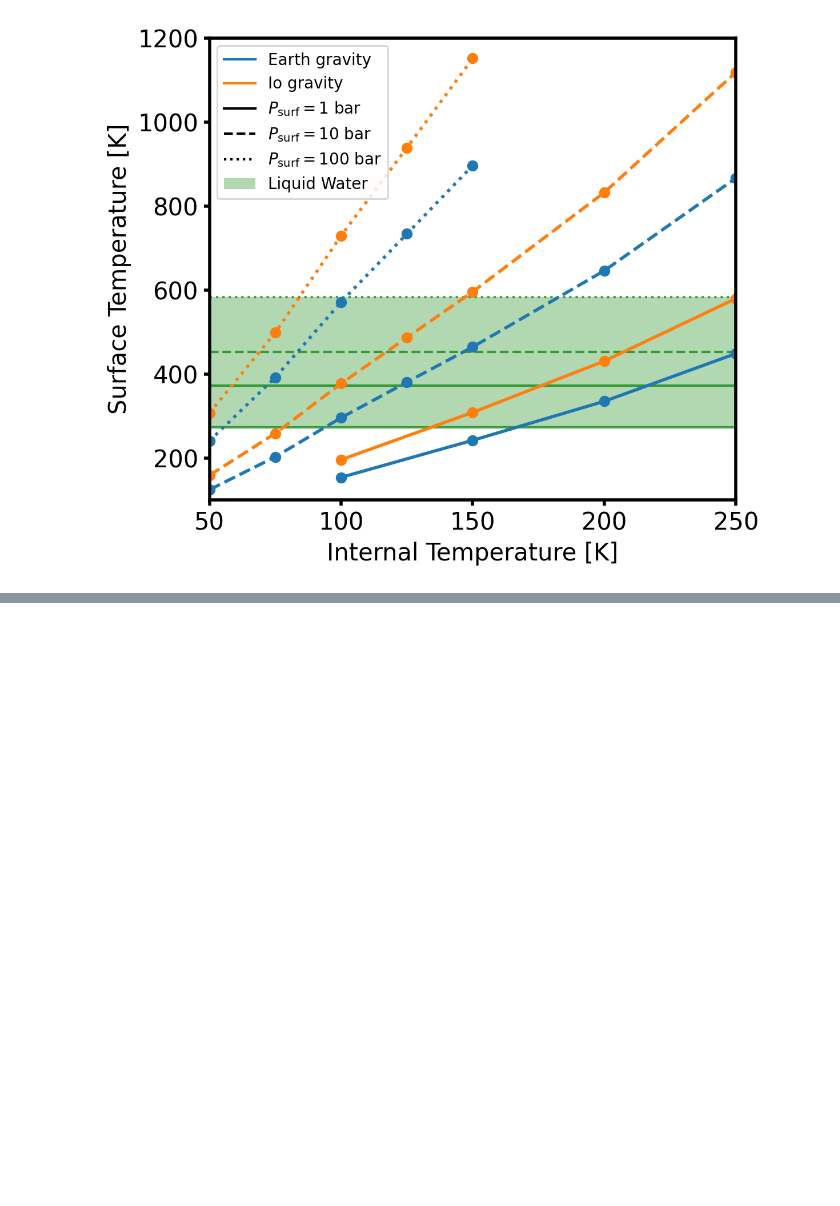
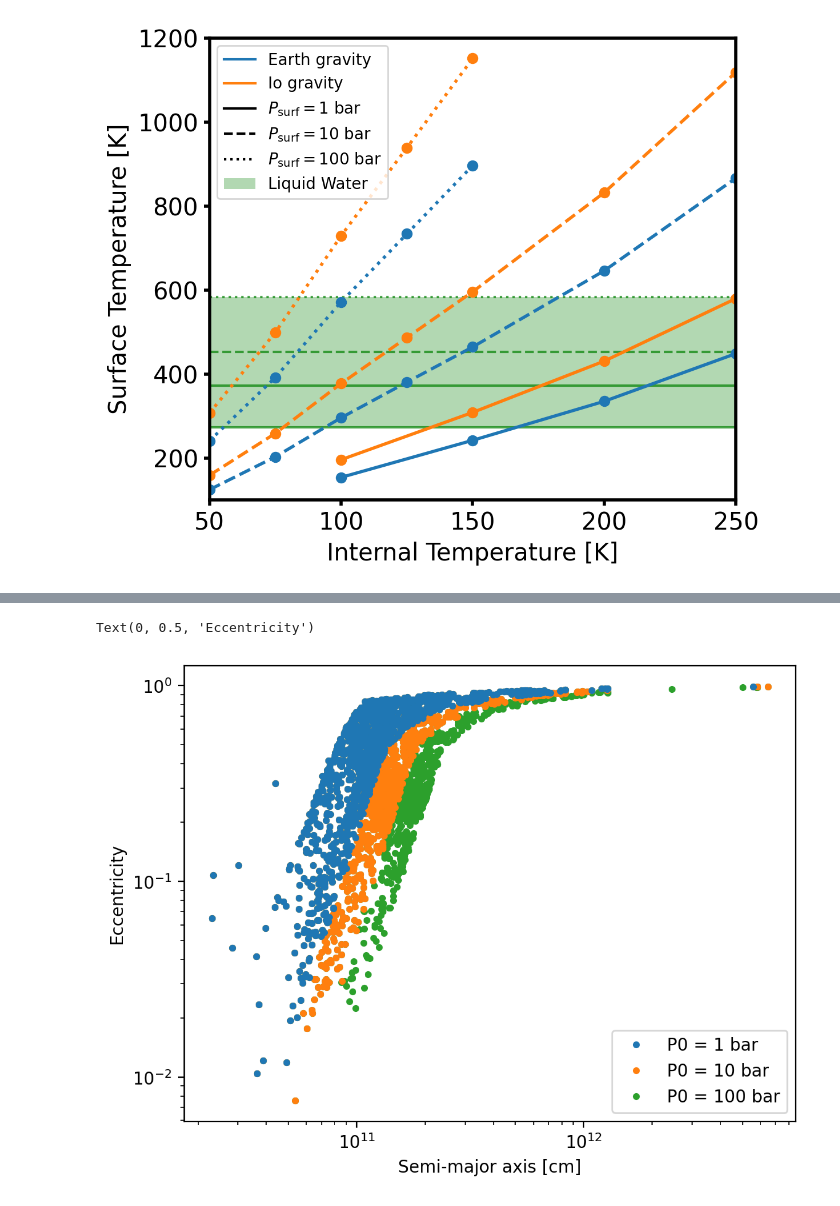
Before and after one commit to DavidDahlbudding/chelio, a Jupyter notebook: analyze/2_CompareTsurf+TimeInHZ.ipynb, the cells around one changed output, grey strips where cells are left out. Cells and saved outputs as stored; diff of their text form; code cells hidden in the pictures; blank space fills up the shorter version.

```diff
--- a/analyze/2_CompareTsurf+TimeInHZ.ipynb
+++ b/analyze/2_CompareTsurf+TimeInHZ.ipynb
@@ -320,0 +412,22 @@ Index: 2008, T_eff_init: 53 K
+# %%
+# track HZ back to inital semi-major axis
+
+habitable_mask = time_habitable[i_loop, :, :] > 0
+
+for i_p, P in enumerate(P0s[::1]):
+    habitable_mask_iP = habitable_mask[i_p,:]
+
+    a_habitable = T_eff[habitable_mask_iP,0,3]
+    e_habitable = T_eff[habitable_mask_iP,0,4]
+
+    plt.plot(a_habitable, e_habitable, '.', label=f'P0 = {P*1e-6:.0f} bar', zorder=-i_p)
+
+plt.xscale('log')
+plt.yscale('log')
+
+plt.legend()
+plt.xlabel('Semi-major axis [cm]')
+plt.ylabel('Eccentricity')
+# %% [output]
+Text(0, 0.5, 'Eccentricity')
+[figure, added]
```
Also changed, not shown: parts of 8 cells of this notebook, 2 other files.
